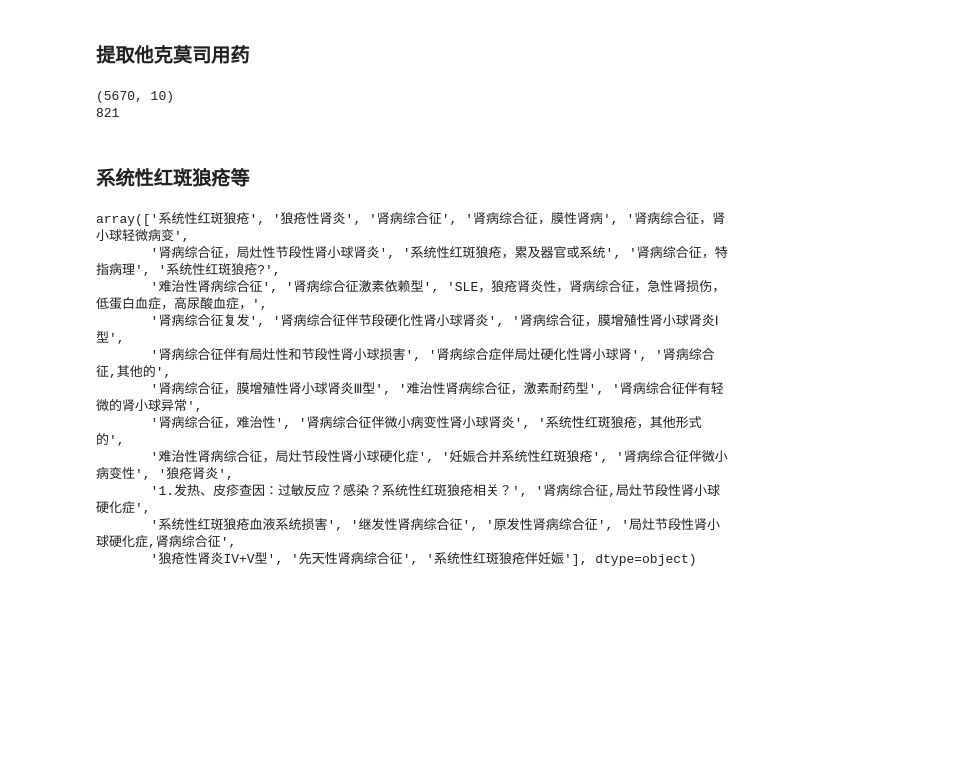
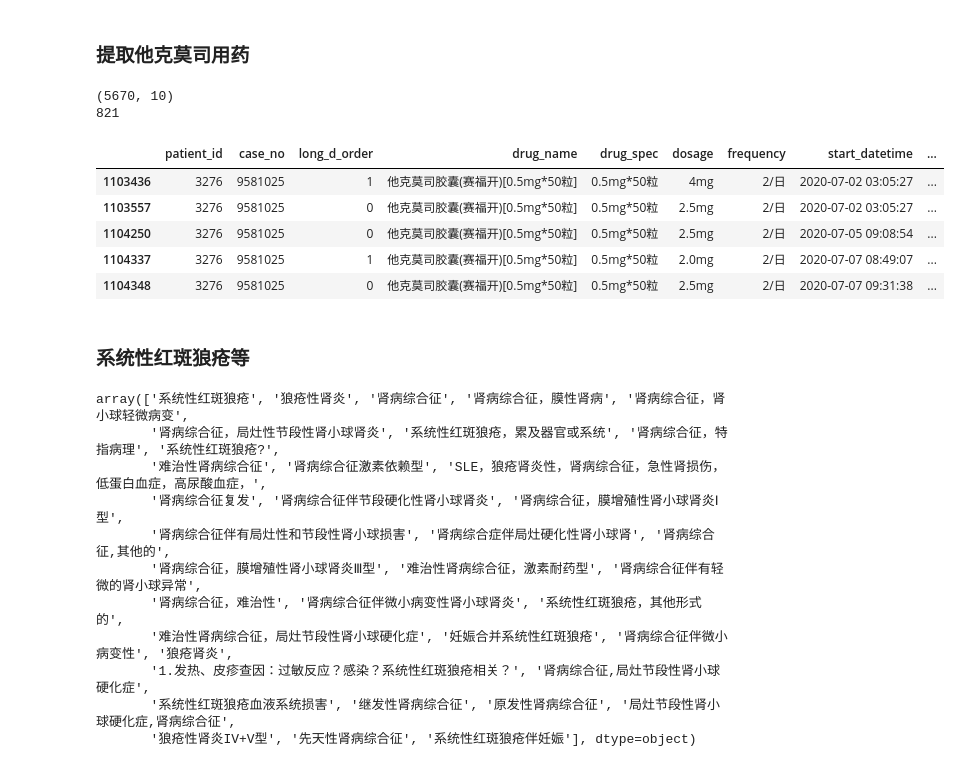
Before and after one commit to yuyongsheng1990/Tcms_southern_hospital, a Jupyter notebook: data_process_from_csv.ipynb, the cells around one changed output. Cells and saved outputs as stored; diff of their text form; code cells hidden in the pictures; blank space fills up the shorter version.

```diff
--- a/data_process_from_csv.ipynb
+++ b/data_process_from_csv.ipynb
@@ -520,6 +520,15 @@ print(df_Tcms['patient_id'].nunique())
 # %% [output]
 (5670, 10)
 821
+# %%
+df_Tcms.head()
+# %% [output]
+|  | patient_id | case_no | long_d_order | drug_name | drug_spec | dosage | frequency | start_datetime | ... |
+| 1103436 | 3276 | 9581025 | 1 | 他克莫司胶囊(赛福开)[0.5mg*50粒] | 0.5mg*50粒 | 4mg | 2/日 | 2020-07-02 03:05:27 | ... |
+| 1103557 | 3276 | 9581025 | 0 | 他克莫司胶囊(赛福开)[0.5mg*50粒] | 0.5mg*50粒 | 2.5mg | 2/日 | 2020-07-02 03:05:27 | ... |
+| 1104250 | 3276 | 9581025 | 0 | 他克莫司胶囊(赛福开)[0.5mg*50粒] | 0.5mg*50粒 | 2.5mg | 2/日 | 2020-07-05 09:08:54 | ... |
+| 1104337 | 3276 | 9581025 | 1 | 他克莫司胶囊(赛福开)[0.5mg*50粒] | 0.5mg*50粒 | 2.0mg | 2/日 | 2020-07-07 08:49:07 | ... |
+| 1104348 | 3276 | 9581025 | 0 | 他克莫司胶囊(赛福开)[0.5mg*50粒] | 0.5mg*50粒 | 2.5mg | 2/日 | 2020-07-07 09:31:38 | ... |
 # %%
 # 保存丙戊酸用药数据
 df_Tcms.to_excel(project_path+'/data/processed_data/df_2.1.1_他克莫司用药.xlsx')
```
Also changed, not shown: 1 other file.
